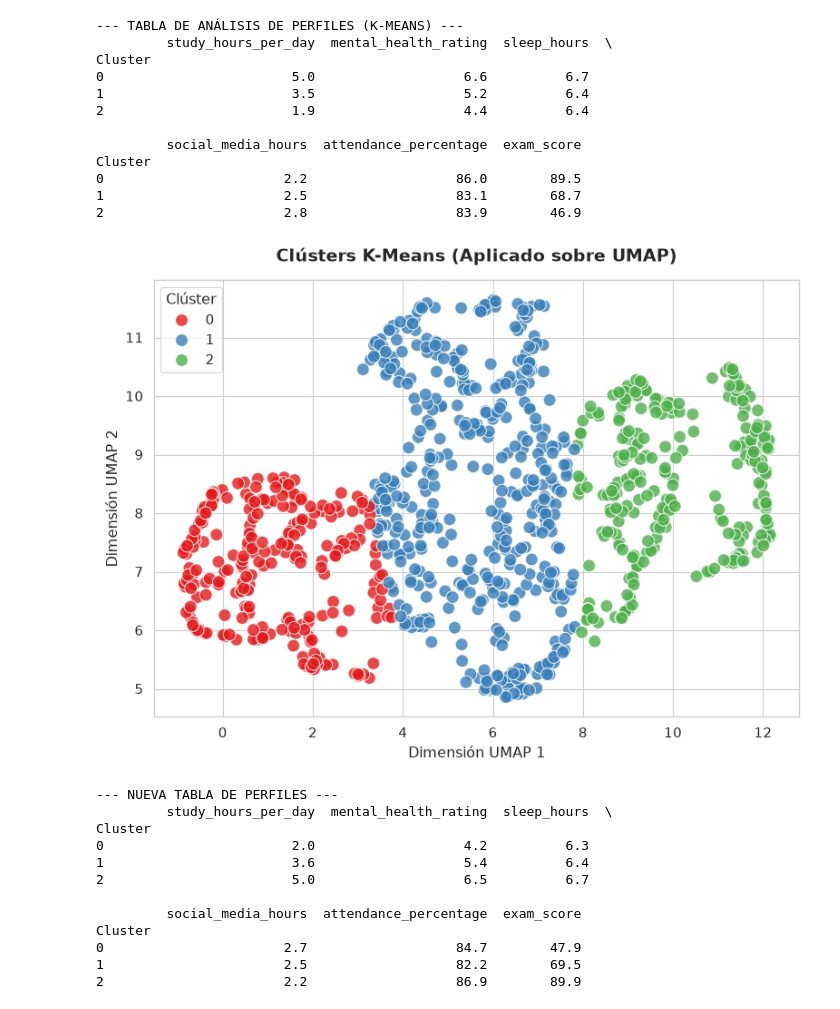
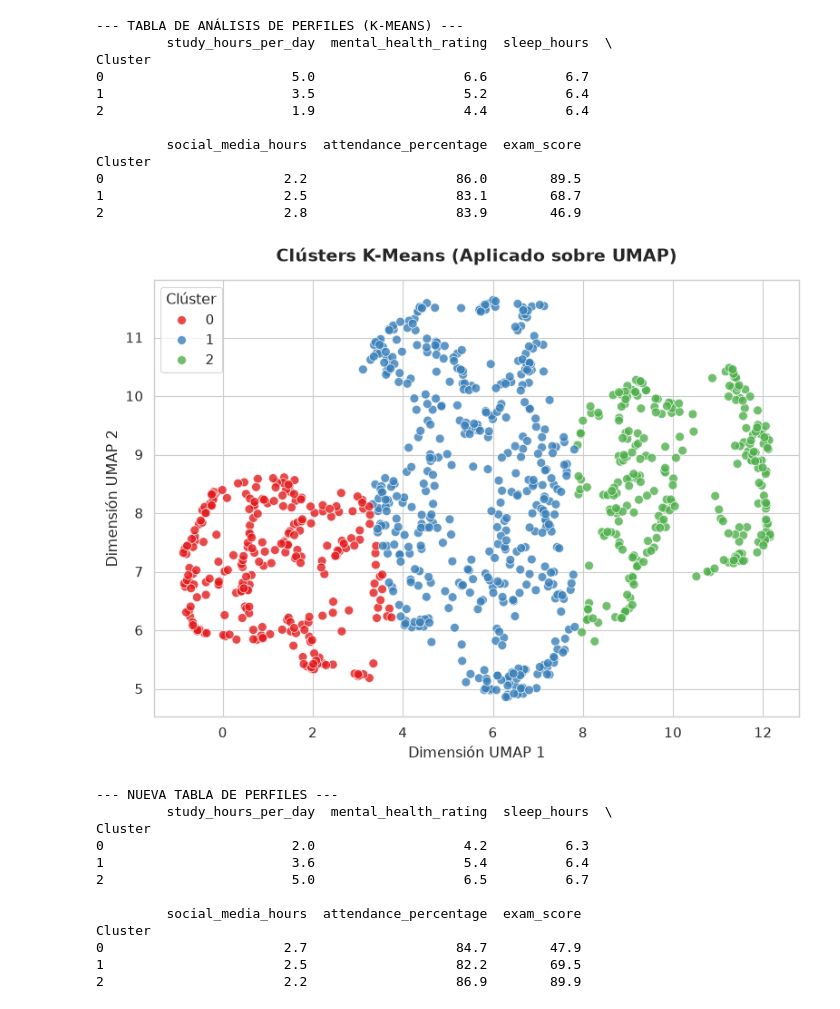
Before and after one commit to gapalfaro-cmyk/Proyecto-de-fin-de-modulo-6---Alfaro-Badillo-Cruz-Perez-Rupit, a Jupyter notebook: Modulo_VI_Equipo_15_Habits.ipynb, the cells around one changed output. Drawn from its saved outputs; the diff is of its cells as text; code cells hidden in the pictures.

```diff
--- a/Modulo_VI_Equipo_15_Habits.ipynb
+++ b/Modulo_VI_Equipo_15_Habits.ipynb
@@ -283,3 +283,26 @@ display(df_procesado.sample(5))
 ### PCA
 
 Al aplicar el Análisis de Componentes Principales (PCA), los primeros dos componentes lograron retener únicamente el 16.23% de la varianza total de los datos originales. Lejos de ser un error, este resultado es un hallazgo analítico importante: nos indica que el comportamiento de los estudiantes (sus hábitos) es un fenómeno de alta dimensionalidad con muy baja correlación lineal. No existen dos "super-hábitos" que resuman todo el perfil del estudiante. Esto justifica plenamente la necesidad de explorar modelos no lineales como t-SNE y UMAP a continuación, los cuales son más capaces de desenredar relaciones complejas.
+# %%
+pca_completo = PCA(random_state=42)
+pca_completo.fit(X_procesado_array)
+
+varianza_acumulada = np.cumsum(pca_completo.explained_variance_ratio_)
+
+plt.figure(figsize=(10, 6))
+sns.set_theme(style="whitegrid", context="paper", font_scale=1.2)
+
+plt.plot(range(1, len(varianza_acumulada) + 1), varianza_acumulada,
+         marker='o', linestyle='--', color='#1f77b4', markersize=6)
+plt.axhline(y=0.80, color='red', linestyle='-', alpha=0.5,
+            label='Umbral del 80% de Varianza')
+
+plt.title('Varianza Explicada Acumulada por Número de Componentes',
+          fontsize=14, pad=15, fontweight='bold')
+plt.xlabel('Número de Componentes Principales')
+plt.ylabel('Proporción de Varianza Retenida')
+plt.xticks(range(1, len(varianza_acumulada) + 1))
+plt.legend()
+plt.tight_layout()
+
+plt.show()
@@ -422,35 +447,35 @@ Cluster
 # %%
 
 # 1. El truco maestro: Entrenar K-Means SOBRE las coordenadas de UMAP
 kmeans_mejorado = KMeans(n_clusters=3, random_state=42, n_init=10)
 # ¡OJO AQUÍ! Cambiamos X_procesado_array por X_umap
 etiquetas_mejoradas = kmeans_mejorado.fit_predict(X_umap)
 
 # 2. Visualización: Ahora sí deberían coincidir los colores con las formas
 plt.figure(figsize=(8, 6))
 sns.set_theme(style="whitegrid", context="paper", font_scale=1.2)
 
 sns.scatterplot(x=X_umap[:, 0], y=X_umap[:, 1], hue=etiquetas_mejoradas,
-                palette='Set1', s=100, alpha=0.8)
+                palette='Set1', s=50, alpha=0.8)
 
 plt.title('Clústers K-Means (Aplicado sobre UMAP)', fontsize=14, pad=15, fontweight='bold')
 plt.xlabel('Dimensión UMAP 1')
 plt.ylabel('Dimensión UMAP 2')
 plt.legend(title='Clúster')
 plt.tight_layout()
 plt.show()
 
 # 3. La nueva tabla de análisis
 df_analisis_mejorado = df_habits.copy()
 df_analisis_mejorado['exam_score'] = exam_scores
 df_analisis_mejorado['Cluster'] = etiquetas_mejoradas
 
 resumen_mejorado = df_analisis_mejorado.groupby('Cluster').mean(numeric_only=True).round(1)
 
 print("\n--- NUEVA TABLA DE PERFILES ---")
 print(resumen_mejorado[['study_hours_per_day', 'mental_health_rating', 'sleep_hours', 'social_media_hours', 'attendance_percentage', 'exam_score']])
 # %% [output]
-[figure, old version]
+[figure, new version]
 --- NUEVA TABLA DE PERFILES ---
          study_hours_per_day  mental_health_rating  sleep_hours  \
 Cluster
```
Also changed, not shown: parts of 2 cells of this notebook.
